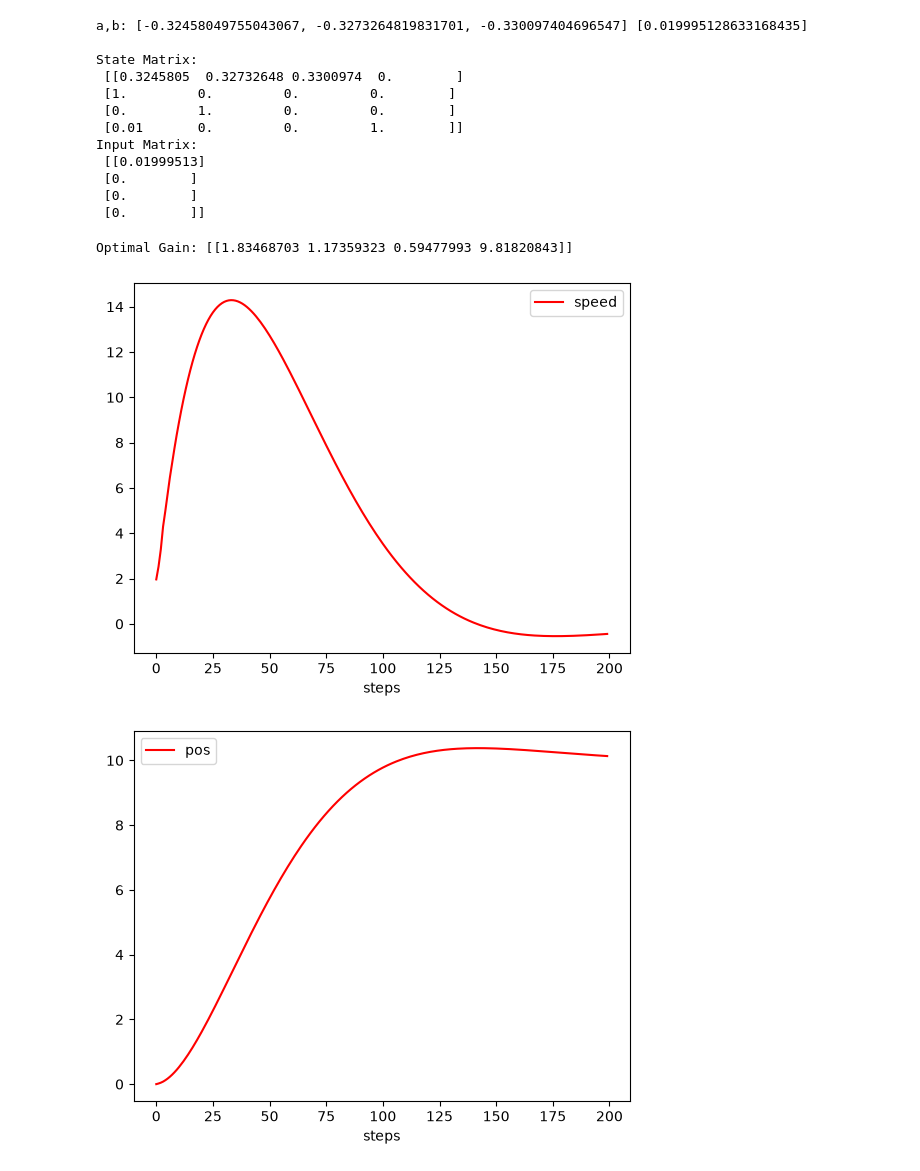
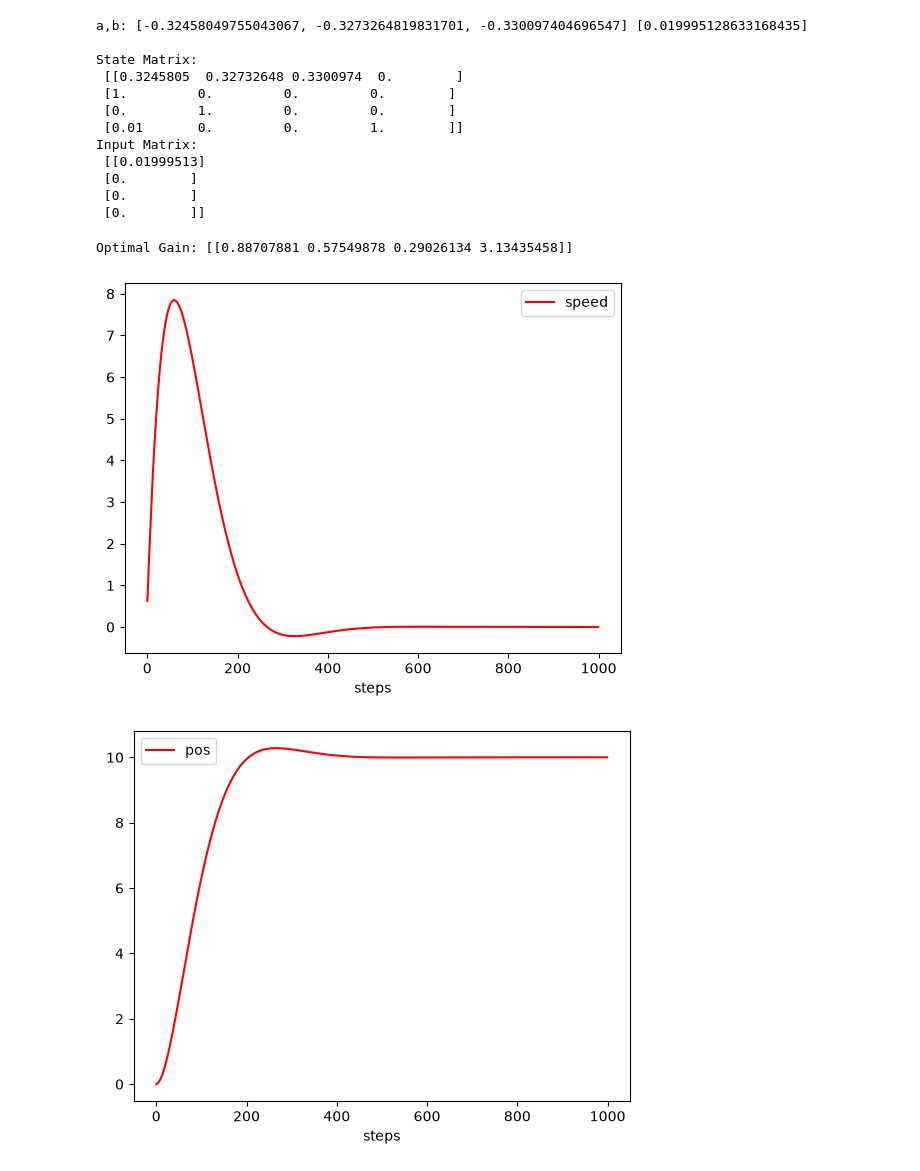
Before and after one commit to UniCT-ARSLab/arslabrobotics, a Jupyter notebook: examples/LQR/lqr_cart_pos_from_data.ipynb, the cells around one changed output. Drawn from its saved outputs; the diff is of its cells as text; code cells hidden in the pictures.

```diff
--- a/examples/LQR/lqr_cart_pos_from_data.ipynb
+++ b/examples/LQR/lqr_cart_pos_from_data.ipynb
@@ -53,41 +53,42 @@ Input Matrix:
 Q = np.zeros( (4,4), dtype=np.float32)
 Q[3,3]=1
 
-R = np.eye( 1, dtype=np.float32) * 0.01
+#Q = np.eye(4, dtype=np.float32)
+R = np.eye(1, dtype=np.float32) * 0.1
 
 P = scipy.linalg.solve_discrete_are(A, B, Q, R)
 K = np.linalg.inv(R + B.T @ P @ B) @ B.T @ P @ A
 
 print("Optimal Gain:", K)
 # %% [output]
-Optimal Gain: [[1.83468703 1.17359323 0.59477993 9.81820843]]
+Optimal Gain: [[0.88707881 0.57549878 0.29026134 3.13435458]]
 # %%
 
 x = np.array([ 0., 0., 0., 0.0])
 
 set_point = np.array([0., 0., 0., 10.0])
 
 x_t = x - set_point
 
 dps = ar.data.DataPlotter()
 dps.set_x("steps")
 dps.add_y("speed", "speed")
 
 dpp = ar.data.DataPlotter()
 dpp.set_x("steps")
 dpp.add_y("pos", "pos")
 
-for t in range(0,200):
+for t in range(0,1000):
     u = - K @ x_t
     x_t = A @ x_t + B @ u
     x = x_t + set_point
     dps.append_x(t)
     dps.append_y("speed", x[0])
     dpp.append_x(t)
     dpp.append_y("pos", x[3])
 
 dps.plot()
 dpp.plot()
 # %% [output]
-[figure, old version]
+[figure, new version]
-[figure, old version]
+[figure, new version]
```
Also changed, not shown: 41 other files.
